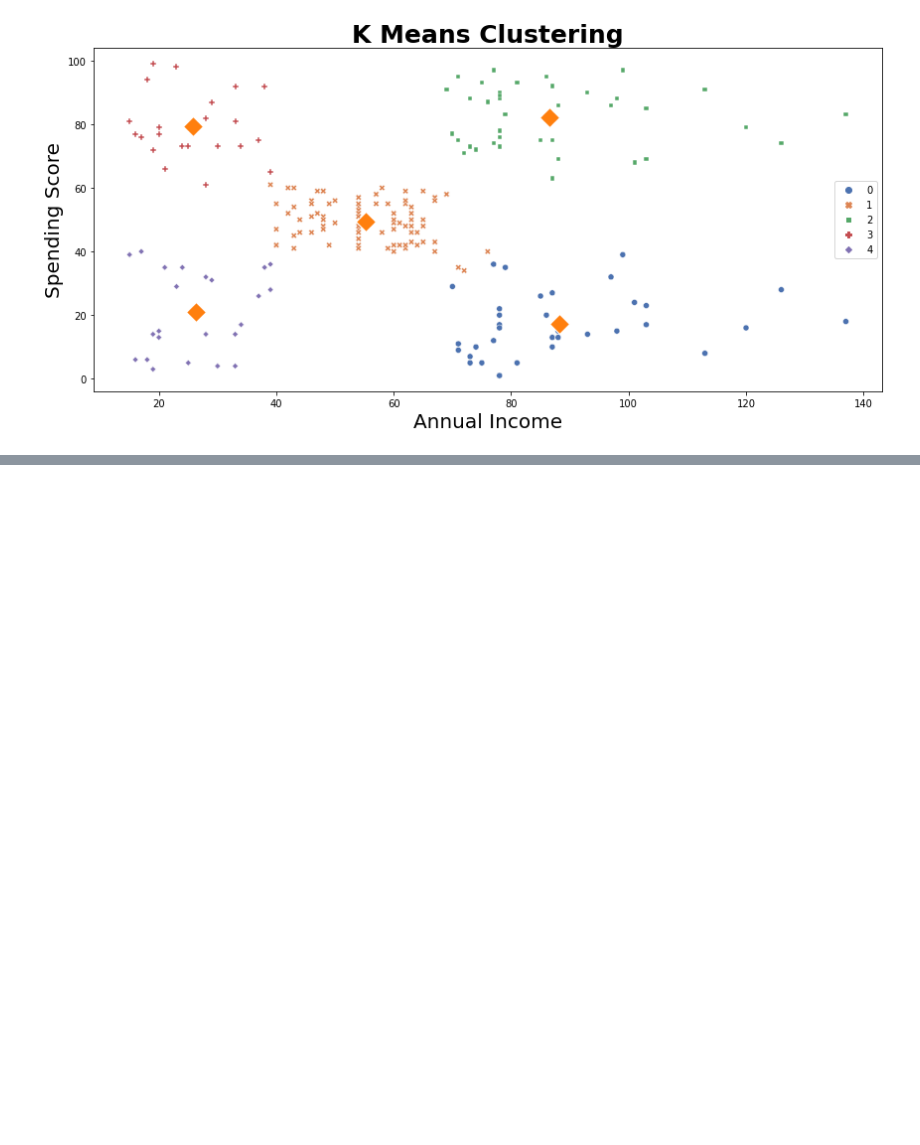
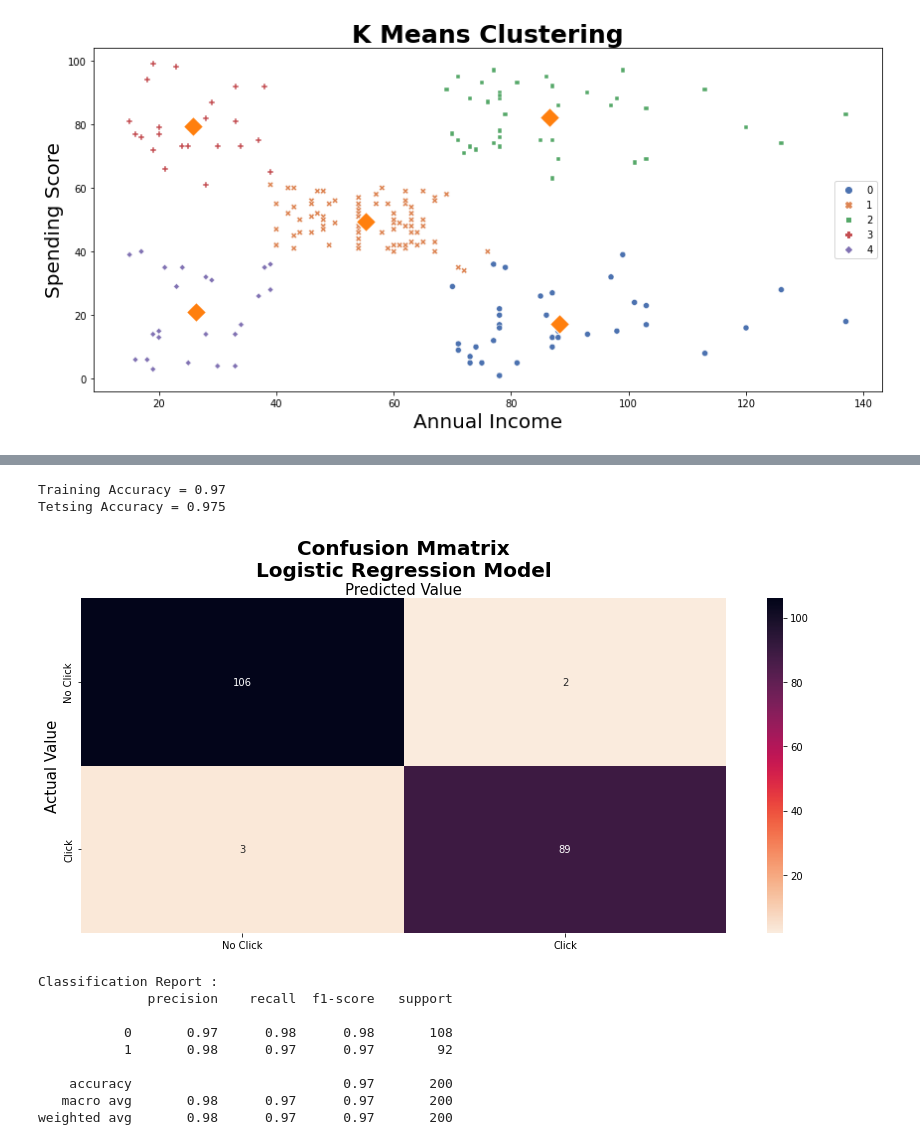
Before and after one commit to UsepSyaikalArifin/Application-File-PT-Bukit-Makmur-Mandiri-Utama-BUMA-, a Jupyter notebook: Kelas Fundamental/Machine Learning With Python for Beginner/Jupyter Notebook/main.ipynb, the cells around one changed output, grey strips where cells are left out. Saved outputs shown, nothing was run; the diff lists cells and outputs as text; code cells hidden in the pictures; blank space fills up the shorter version.

```diff
--- a/Kelas Fundamental/Machine Learning With Python for Beginner/Jupyter Notebook/main.ipynb
+++ b/Kelas Fundamental/Machine Learning With Python for Beginner/Jupyter Notebook/main.ipynb
@@ -786,0 +915,46 @@ plt.show()
+# %%
+from sklearn.model_selection import train_test_split
+from sklearn.linear_model import LogisticRegression
+from sklearn.metrics import confusion_matrix, classification_report
+
+X = dataset[feature_columns]
+y = dataset["Clicked on Ad"]
+
+X_train, X_test, y_train, y_test = train_test_split(X, y, test_size=0.2, random_state=0)
+
+model_logreg = LogisticRegression(max_iter=300)
+model_logreg = model_logreg.fit(X_train, y_train)
+y_predict = model_logreg.predict(X_test)
+
+print("Training Accuracy = {}\nTetsing Accuracy = {}".format(model_logreg.score(X_train, y_train), model_logreg.score(X_test, y_test)))
+
+cm_model_logreg = confusion_matrix(y_test, y_predict)
+df_cm_model_logreg = pd.DataFrame(cm_model_logreg)
+fig, axs = plt.subplots(1, 1, figsize=(12, 6))
+color = sns.color_palette("rocket_r", as_cmap=True)
+sns.heatmap(df_cm_model_logreg, annot=True, fmt="g", cmap=color)
+axs.set_title("Confusion Mmatrix\nLogistic Regression Model", fontsize=20, fontweight="bold")
+axs.set_xlabel("Predicted Value", fontsize=15)
+axs.xaxis.set_label_position("top")
+axs.set_xticklabels(["No Click","Click"])
+axs.set_ylabel("Actual Value", fontsize=15)
+axs.set_yticklabels(["No Click","Click"])
+plt.tight_layout()
+plt.show()
+
+print("Classification Report : ")
+cr_model_logreg = classification_report(y_test, y_predict)
+print(cr_model_logreg)
+# %% [output]
+Training Accuracy = 0.97
+Tetsing Accuracy = 0.975
+[figure, added]
+Classification Report :
+              precision    recall  f1-score   support
+
+           0       0.97      0.98      0.98       108
+           1       0.98      0.97      0.97        92
+
+    accuracy                           0.97       200
+   macro avg       0.98      0.97      0.97       200
+weighted avg       0.98      0.97      0.97       200
```
Also changed, not shown: parts of 9 cells of this notebook, 2 other files.
